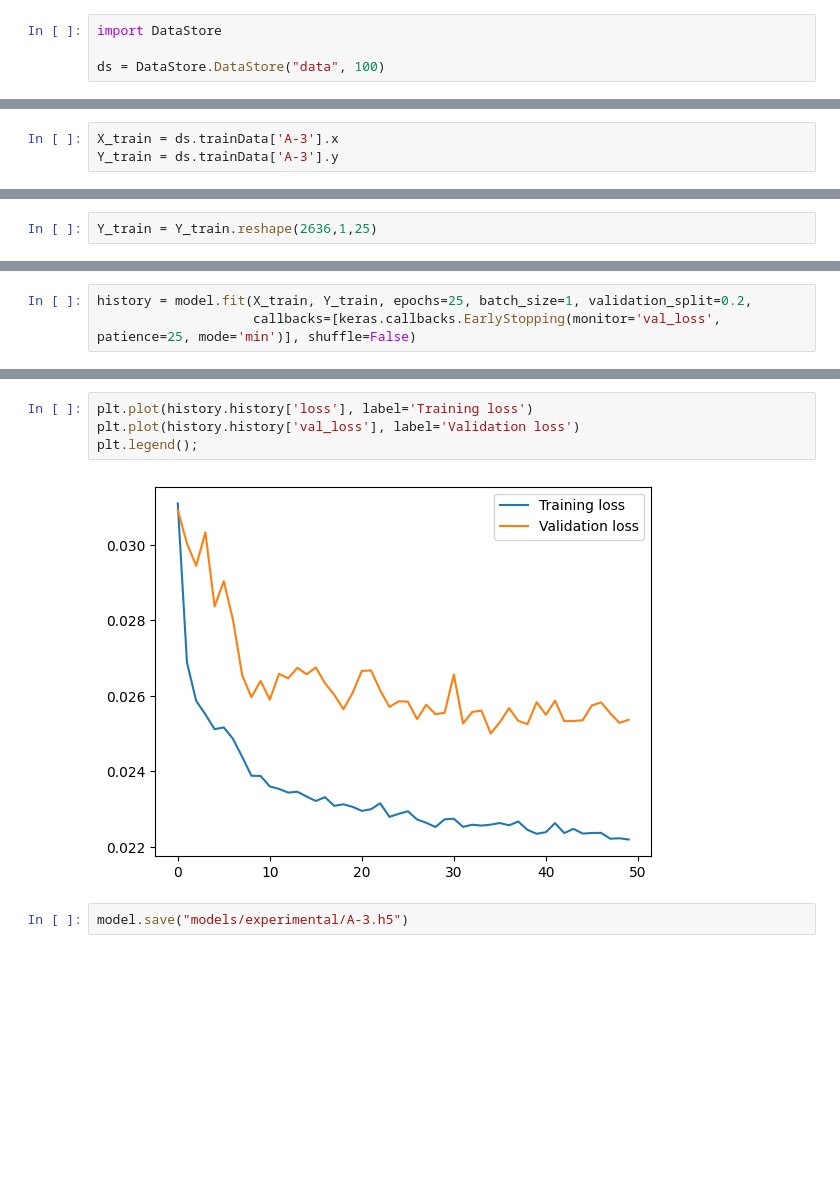
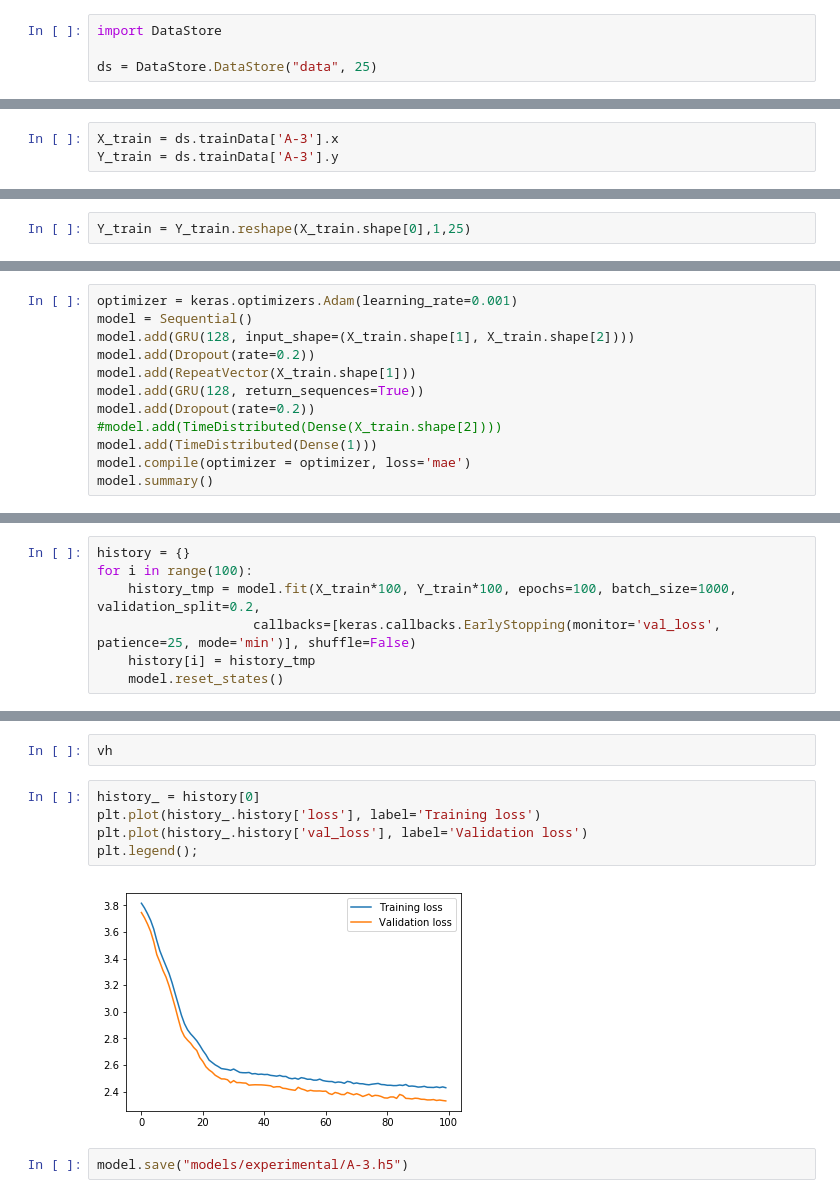
Before and after one commit to cudajay/Seq2SeqAnom, a Jupyter notebook: scratch.ipynb, the cells around one changed output, grey strips where cells are left out. Saved outputs shown, nothing was run; the diff lists cells and outputs as text; blank space fills up the shorter version.

```diff
--- a/scratch.ipynb
+++ b/scratch.ipynb
@@ -15,7 +26,7 @@ import plotly.graph_objects as go
 # %%
 import DataStore
 
-ds = DataStore.DataStore("data", 100)
+ds = DataStore.DataStore("data", 25)
 # %%
 ds.trainData['A-3'].shuffle()
 len(ds.trainData['A-3'].x)
@@ -31,2 +54,2 @@ X_train.shape[0]
 # %%
-Y_train = Y_train.reshape(2636,1,25)
+Y_train = Y_train.reshape(X_train.shape[0],1,25)
@@ -59,2 +90,14 @@ Trainable params: 820,505
 Non-trainable params: 0
 _________________________________________________________________
+# %%
+optimizer = keras.optimizers.Adam(learning_rate=0.001)
+model = Sequential()
+model.add(GRU(128, input_shape=(X_train.shape[1], X_train.shape[2])))
+model.add(Dropout(rate=0.2))
+model.add(RepeatVector(X_train.shape[1]))
+model.add(GRU(128, return_sequences=True))
+model.add(Dropout(rate=0.2))
+#model.add(TimeDistributed(Dense(X_train.shape[2])))
+model.add(TimeDistributed(Dense(1)))
+model.compile(optimizer = optimizer, loss='mae')
+model.summary()
@@ -61,4 +125,8 @@ _________________________________________________________________
 # %%
-history = model.fit(X_train, Y_train, epochs=25, batch_size=1, validation_split=0.2,
+history = {}
+for i in range(100):
+    history_tmp = model.fit(X_train*100, Y_train*100, epochs=100, batch_size=1000, validation_split=0.2,
                     callbacks=[keras.callbacks.EarlyStopping(monitor='val_loss', patience=25, mode='min')], shuffle=False)
+    history[i] = history_tmp
+    model.reset_states()
 # %% [output]
@@ -67,9 +150,12 @@ KeyboardInterrupt:
+# %%
+vh
 # %%
-plt.plot(history.history['loss'], label='Training loss')
-plt.plot(history.history['val_loss'], label='Validation loss')
+history_ = history[0]
+plt.plot(history_.history['loss'], label='Training loss')
+plt.plot(history_.history['val_loss'], label='Validation loss')
 plt.legend();
 # %% [output]
-[figure, old version]
+[figure, new version]
 # %%
 model.save("models/experimental/A-3.h5")
 # %%
```
Also changed, not shown: parts of 10 cells of this notebook, 3 other files.
